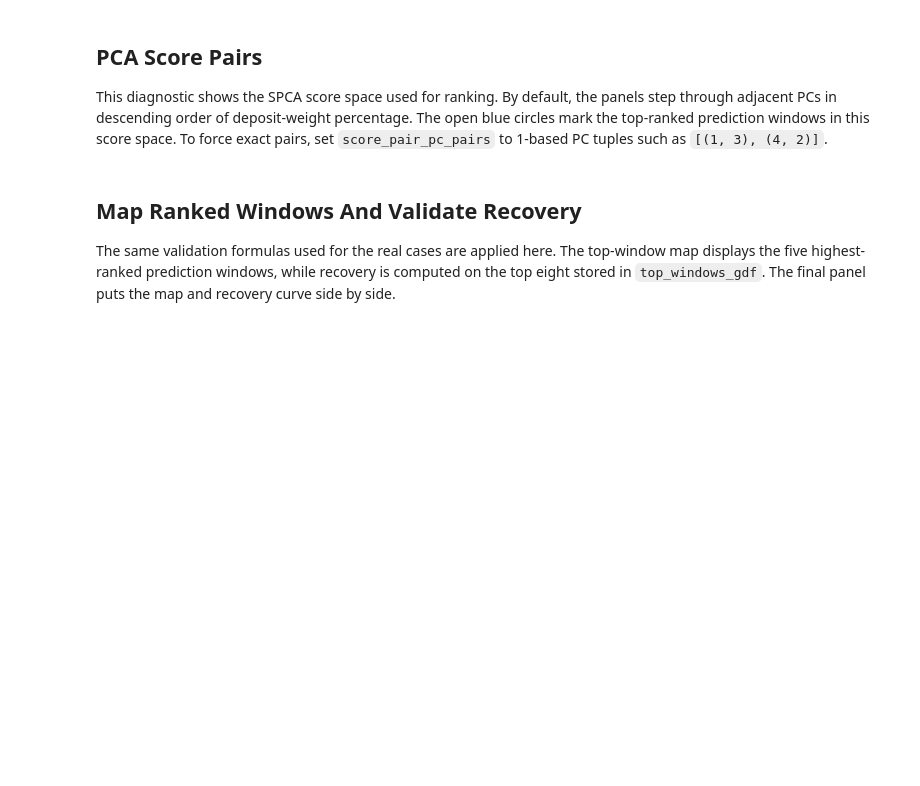
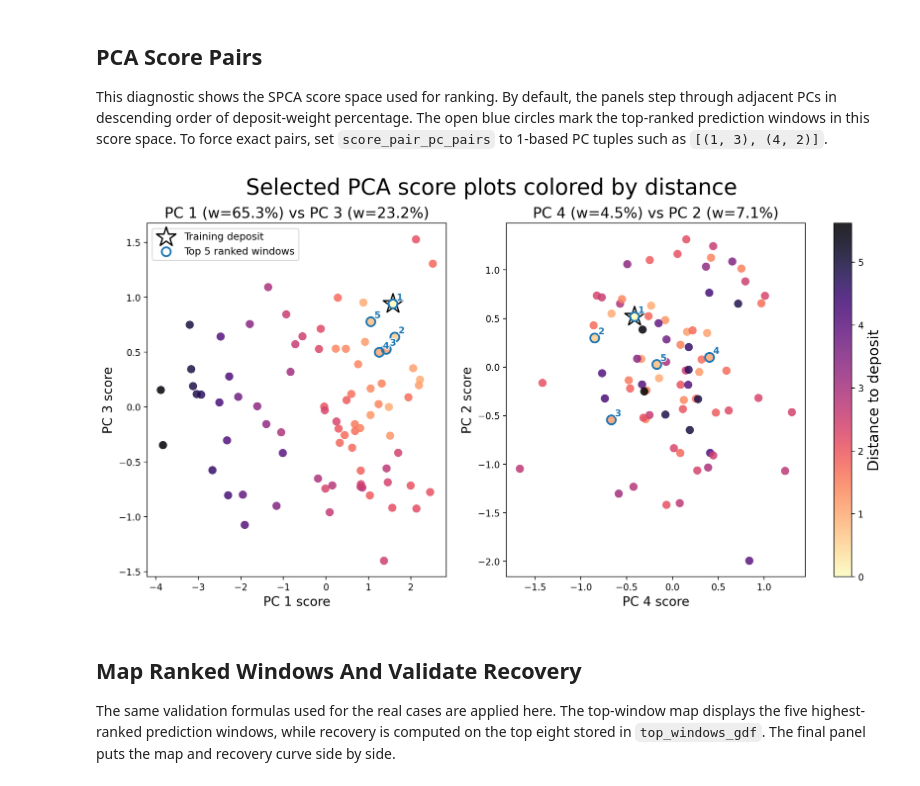
Before and after one commit to sofia-mantilla/spatial-pca-geophysical-pattern-recognition, a Jupyter notebook: notebooks/00_illustrative_synthetic_demo.ipynb, the cells around one changed output. Saved outputs shown, nothing was run; the diff lists cells and outputs as text; code cells hidden in the pictures; blank space fills up the shorter version.

```diff
--- a/notebooks/00_illustrative_synthetic_demo.ipynb
+++ b/notebooks/00_illustrative_synthetic_demo.ipynb
@@ -186,23 +210,27 @@ display(Image(filename=str(loading_maps_path)))
 
 This diagnostic shows the SPCA score space used for ranking. By default, the panels step through adjacent PCs in descending order of deposit-weight percentage. The open blue circles mark the top-ranked prediction windows in this score space. To force exact pairs, set `score_pair_pc_pairs` to 1-based PC tuples such as `[(1, 3), (4, 2)]`.
 # %%
-n_score_pair_subplots = 3
-score_pair_top_n_to_plot = 3
-score_pair_pc_pairs = None  # Example: [(1, 3), (4, 2)]
+n_score_pair_subplots = 2
+score_pair_top_n_to_plot = 5
+score_pair_pc_pairs = [(1, 3), (4, 2)]
 score_pairs_path = plot_score_pairs(
     comparison_space=ranking.comparison_space,
     weights=ranking.weights,
     deposit_index=deposit_index,
     output_path=output_dir / "score_pairs.png",
     n_pairs=n_score_pair_subplots,
     pc_pairs=score_pair_pc_pairs,
     ranked_idx=top_indices,
     top_n_to_plot=score_pair_top_n_to_plot,
+    point_size=80,
+    star_size=500,
 )
 if score_pairs_path is not None:
     display(Image(filename=str(score_pairs_path)))
 else:
     print("Score-pair plots require at least two PCs.")
+# %% [output]
+[figure, added]
 # %% [markdown]
 ## Map Ranked Windows And Validate Recovery
 
```
Also changed, not shown: parts of 6 cells of this notebook, 12 other files.
